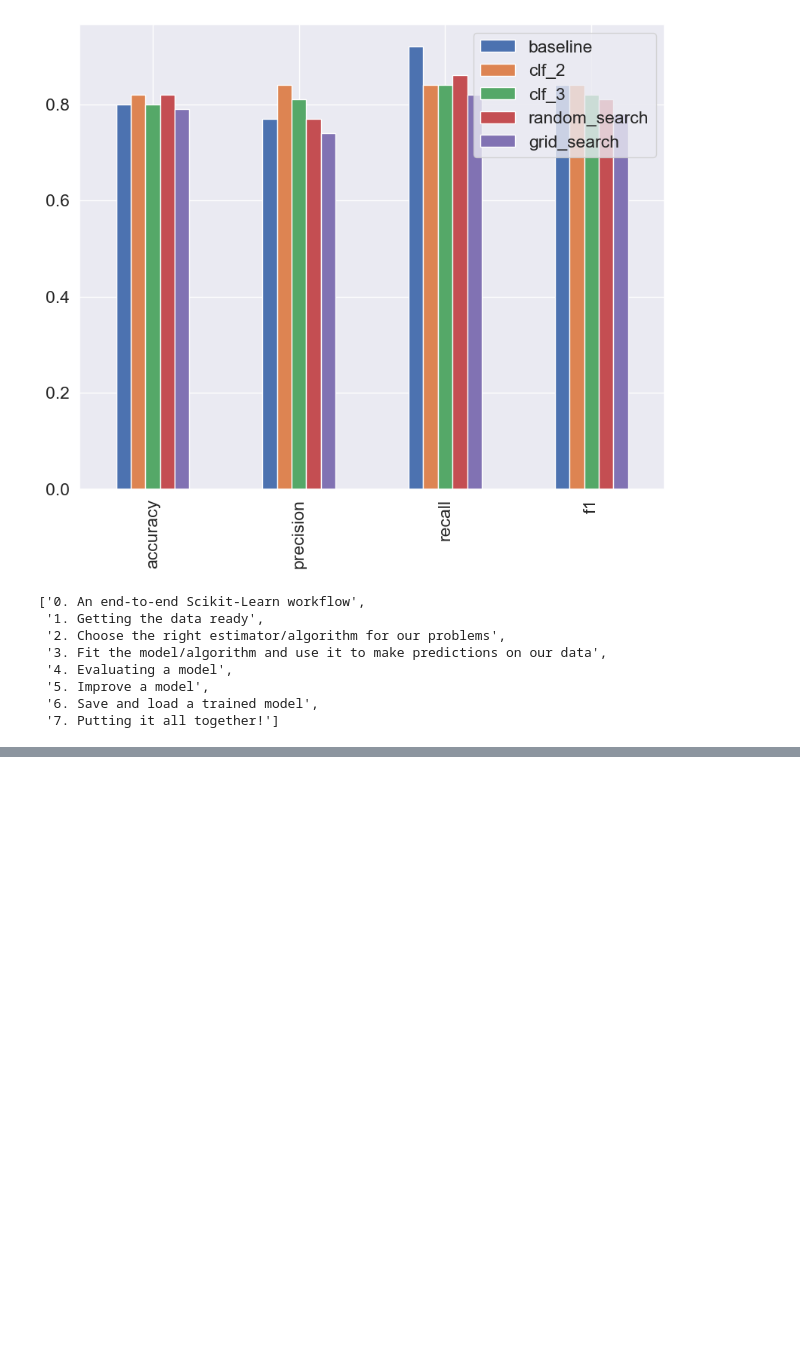
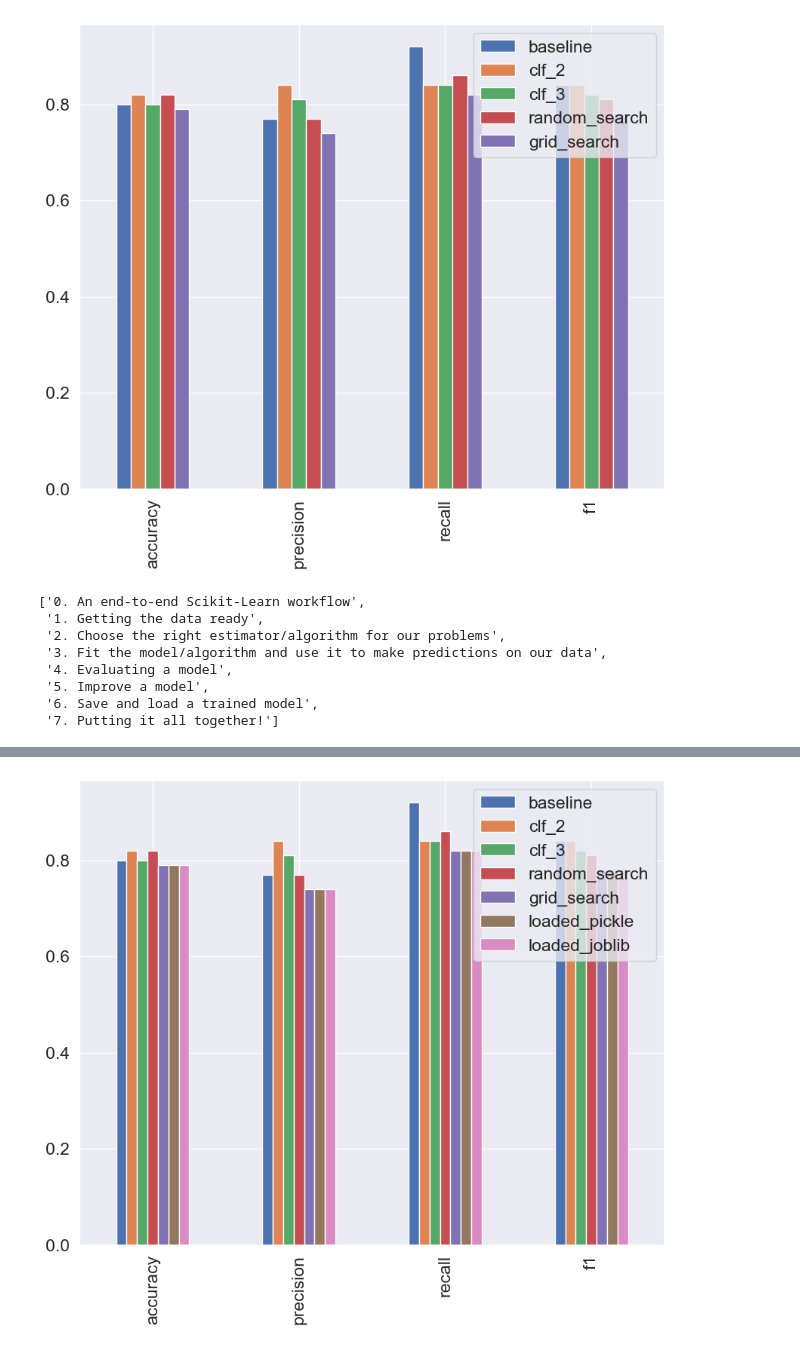
Before and after one commit to OndrejSkerik/ml-course, a Jupyter notebook: sample-project/introduction-to-scikit-learn.ipynb, the cells around one changed output, grey strips where cells are left out. Drawn from its saved outputs; the diff is of its cells as text; code cells hidden in the pictures; blank space fills up the shorter version.

```diff
--- a/sample-project/introduction-to-scikit-learn.ipynb
+++ b/sample-project/introduction-to-scikit-learn.ipynb
@@ -2617,0 +2671,3 @@ what_were_covering
+# %%
+# Import a saved joblib model
+loaded_joblib_model = load(filename="gs-random-forest-model-1.joblib")
@@ -2617,0 +2684,3 @@ what_were_covering
+# %%
+compare_metrics["loaded_joblib"] = evaluate_preds(y_test, joblib_y_preds)
+compare_metrics
@@ -2617,0 +2697,4 @@ what_were_covering
+# %%
+compare_metrics.plot.bar(figsize=(10, 8));
+# %% [output]
+[figure, added]
```
Also changed, not shown: parts of 23 cells of this notebook, 3 other files.
